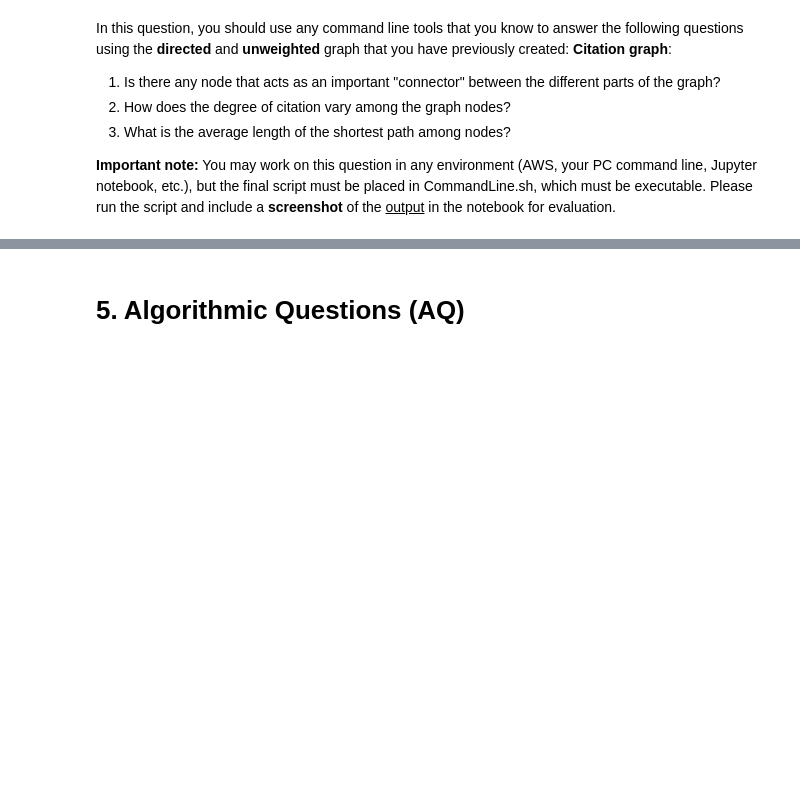
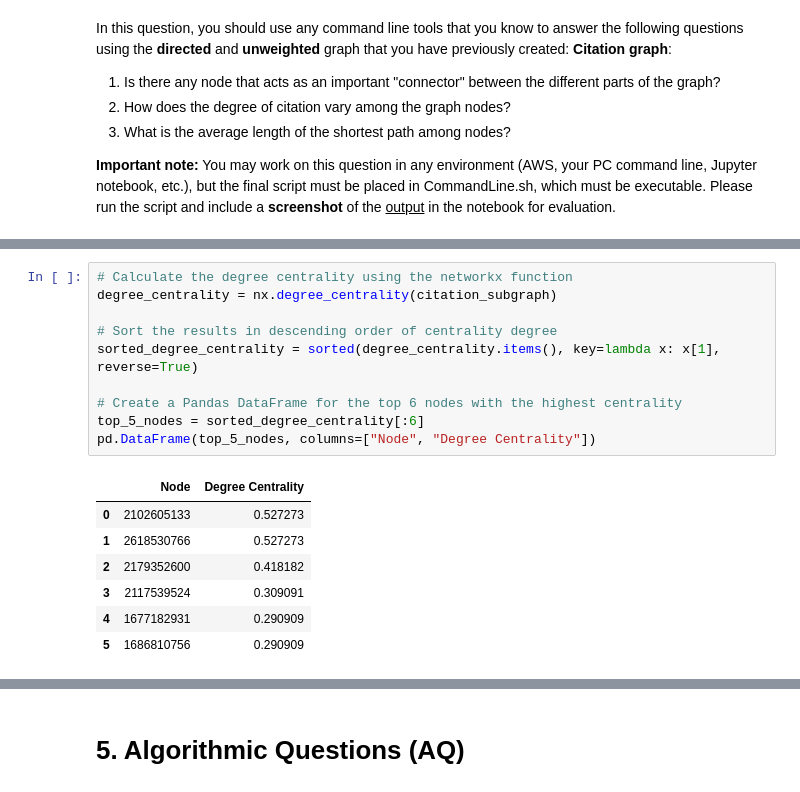
Before and after one commit to FrancescoLazzari/ADM-HW5, a Jupyter notebook: main.ipynb, the cells around one changed output, grey strips where cells are left out. Drawn from its saved outputs; the diff is of its cells as text; blank space fills up the shorter version.

```diff
--- a/main.ipynb
+++ b/main.ipynb
@@ -264,0 +324,18 @@ __Important note:__ You may work on this question in any environment (AWS, your
+# %%
+# Calculate the degree centrality using the networkx function
+degree_centrality = nx.degree_centrality(citation_subgraph)
+
+# Sort the results in descending order of centrality degree
+sorted_degree_centrality = sorted(degree_centrality.items(), key=lambda x: x[1], reverse=True)
+
+# Create a Pandas DataFrame for the top 6 nodes with the highest centrality
+top_5_nodes = sorted_degree_centrality[:6]
+pd.DataFrame(top_5_nodes, columns=["Node", "Degree Centrality"])
+# %% [output]
+|  | Node | Degree Centrality |
+| 0 | 2102605133 | 0.527273 |
+| 1 | 2618530766 | 0.527273 |
+| 2 | 2179352600 | 0.418182 |
+| 3 | 2117539524 | 0.309091 |
+| 4 | 1677182931 | 0.290909 |
+| 5 | 1686810756 | 0.290909 |
```
Also changed, not shown: parts of 20 cells of this notebook.
